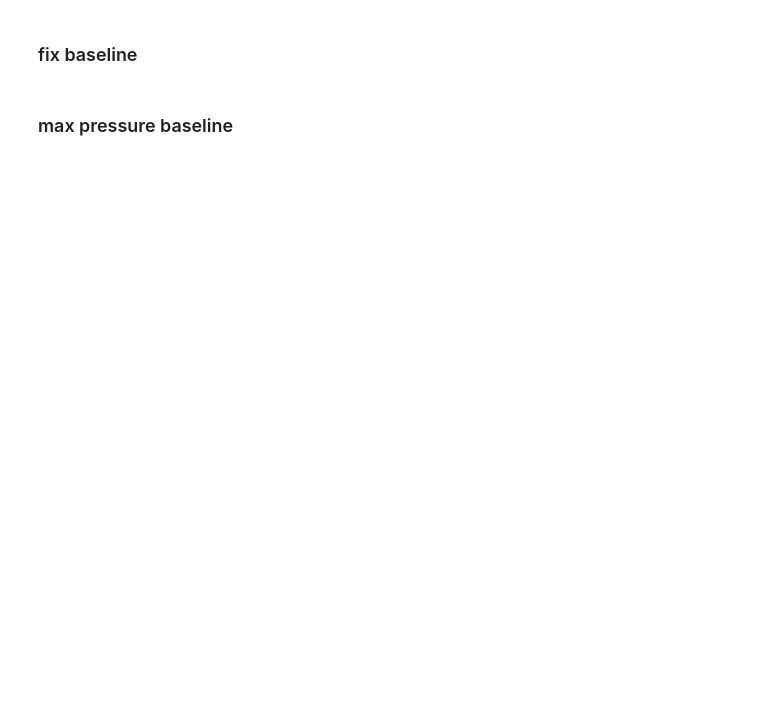
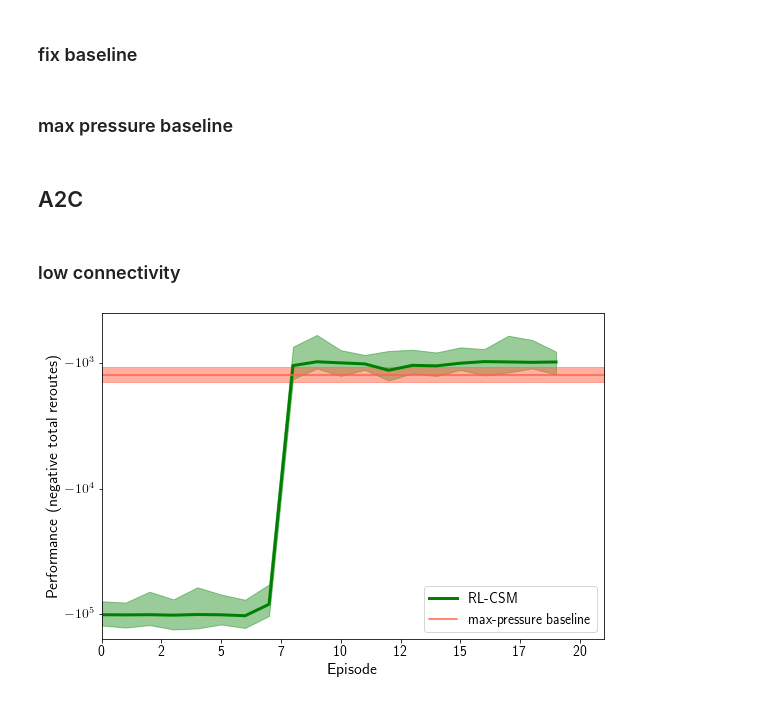
Before and after one commit to STAR-Lab-Curbside-Parking/curbside, a Jupyter notebook: ring/plot.ipynb, the cells around one changed output. Saved outputs shown, nothing was run; the diff lists cells and outputs as text; code cells hidden in the pictures; blank space fills up the shorter version.

```diff
--- a/ring/plot.ipynb
+++ b/ring/plot.ipynb
@@ -73,3 +75,44 @@ data = data[data['result'] > -3000]
 # %%
 for rate in [0.2, 0.25, 0.33, 0.5, 1, 2, 3, 4, 5]:
     plot(data, rate)
+# %% [markdown]
+## A2C
+# %% [markdown]
+### low connectivity
+# %%
+a2c = []
+a2c_min = []
+a2c_max = []
+
+
+fig, ax = plt.subplots(figsize=(9,6))
+
+# for i in range(len(learn)):
+#     # duration_df, yerr = error_cal(data, duration)
+#     # ax.errorbar(duration_df['cap'], duration_df['mean'], yerr=yerr, capsize=8, label='{}'.format(duration))
+#     ax.plot(learn[i], label=r'cv\_ini\_cap={}'.format(i+1))
+
+ax.fill_between(range(20), a2c_min, a2c_max, alpha=0.4, color='green')
+ax.plot(a2c, color='green', linewidth=3, label='RL-CSM')
+
+ax.fill_between(range(22), -1414, -1067, alpha=0.5, color='tomato')
+ax.axhline(-1251, color='tomato', label="max-pressure baseline")
+
+ax.set_xlim([0, 21])
+ax.set_ylim([-10**5.2, -10**2.6])
+
+ax.set_xlabel(r'Episode', fontsize=16)
+ax.set_ylabel(r'Performance (negative total reroutes)', fontsize=16)
+
+# title="Initially allocated \nCV capacity (cv\_ini\_cap)", title_fontsize=16,
+ax.legend(fontsize=14, loc=4)
+# bbox_to_anchor=(0.8,0.5)
+ax.tick_params(axis='both', which='major', labelsize=14)
+
+ax.get_xaxis().set_major_formatter(matplotlib.ticker.FuncFormatter(lambda x, p: format(int(x))))
+ax.get_yaxis().set_major_formatter(matplotlib.ticker.FuncFormatter(lambda x, p: format(int(x), ',')))
+
+ax.set_yscale('symlog')
+plt.savefig('low_1.pdf')
+# %% [output]
+[figure, added]
```
Also changed, not shown: parts of 6 cells of this notebook, 26 other files.
